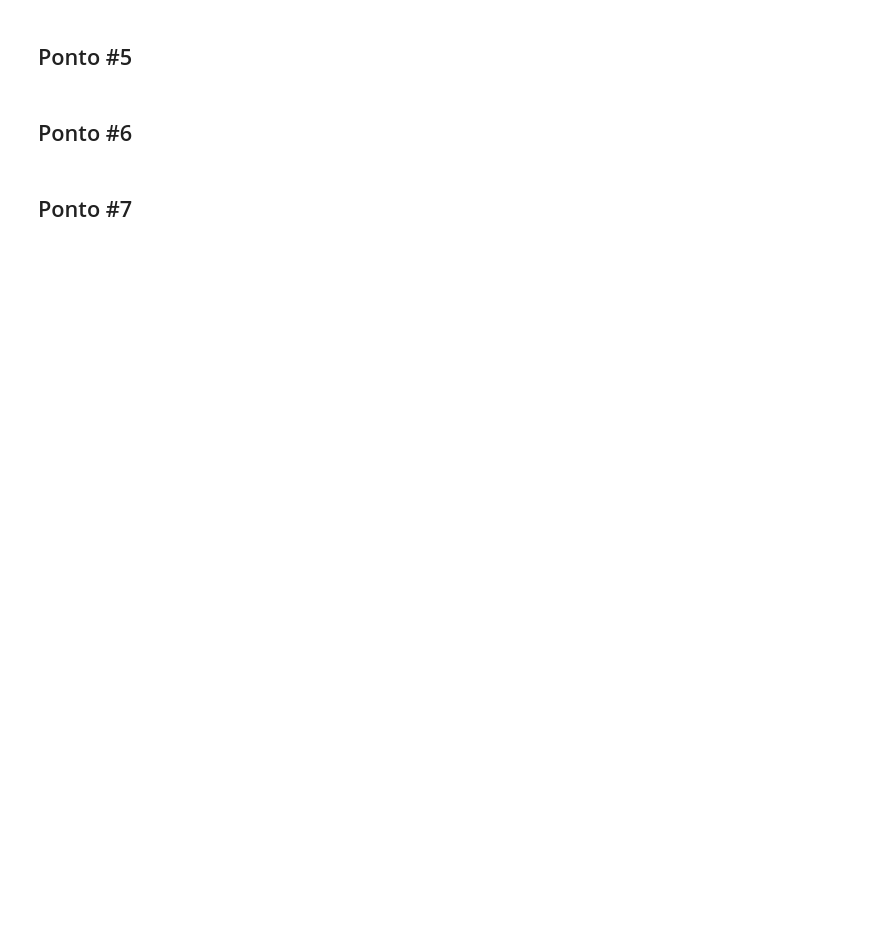
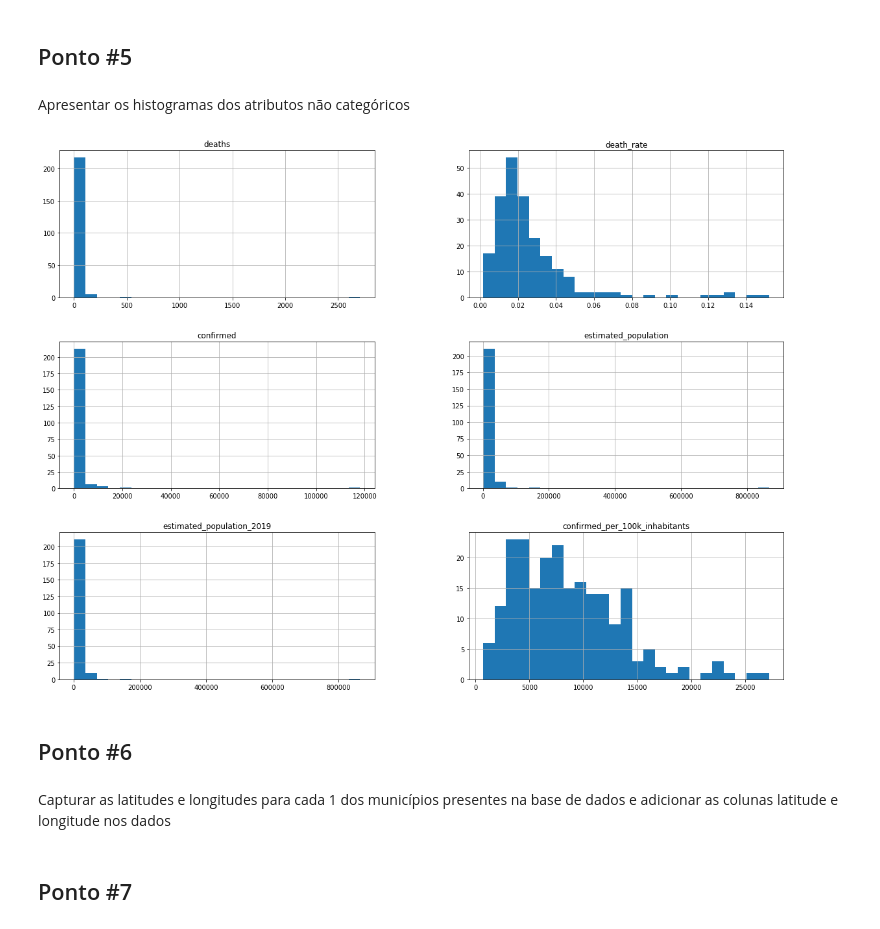
Before and after one commit to Pepyn0/SI, a Jupyter notebook: AT01/dados_covid_PI.ipynb, the cells around one changed output. Drawn from its saved outputs; the diff is of its cells as text; code cells hidden in the pictures; blank space fills up the shorter version.

```diff
--- a/AT01/dados_covid_PI.ipynb
+++ b/AT01/dados_covid_PI.ipynb
@@ -139,0 +155,13 @@ memory usage: 23.0+ KB
+# %%
+latitudes = []
+longitudes = []
+
+for city in dataPiaui['city']:
+    request = 'https://nominatim.openstreetmap.org/search?city='+city+'&state=Piaui&format=json'
+    response = requests.get(request)
+    response_data = response.json()[0]
+
+    latitude = float(response_data["lat"])
+    longitude = float(response_data["lon"])
+    latitudes.append(latitude)
+    longitudes.append(longitude)
@@ -139,0 +173,7 @@ memory usage: 23.0+ KB
+# %%
+dataPiaui['latitude'] = latitudes
+dataPiaui['longitude'] = longitudes
+# dataPiaui.assign(latitude = latitudes)
+# dataPiaui.assign(longitude = longitudes)
+
+# dataPiaui.info()
@@ -147,4 +304,13 @@ Plotar um mapa com a localização e número de casos
 # %% [markdown]
 ## Ponto #5
+# %% [markdown]
+Apresentar os histogramas dos atributos não categóricos
+# %%
+dataPiaui.hist(['deaths', 'death_rate', 'confirmed', 'estimated_population', 'estimated_population_2019', 'confirmed_per_100k_inhabitants'], bins=25, figsize=(20,15))
+plt.show()
+# %% [output]
+[figure, added]
 # %% [markdown]
 ## Ponto #6
+# %% [markdown]
+Capturar as latitudes e longitudes para cada 1 dos municípios presentes na base de dados e adicionar as colunas latitude e longitude nos dados
```
Also changed, not shown: parts of 25 cells of this notebook, 1 other file.
